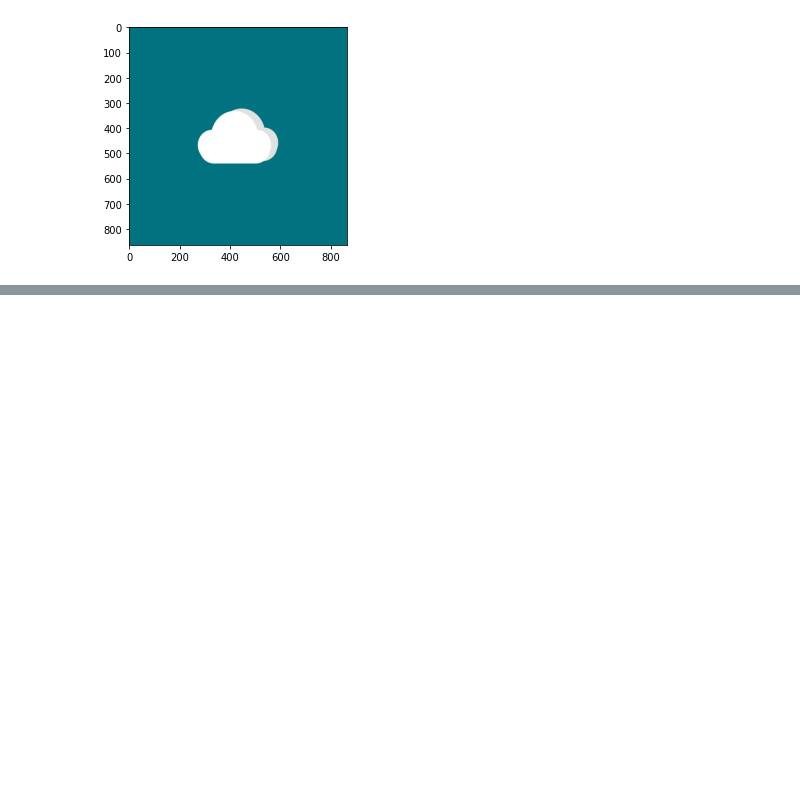
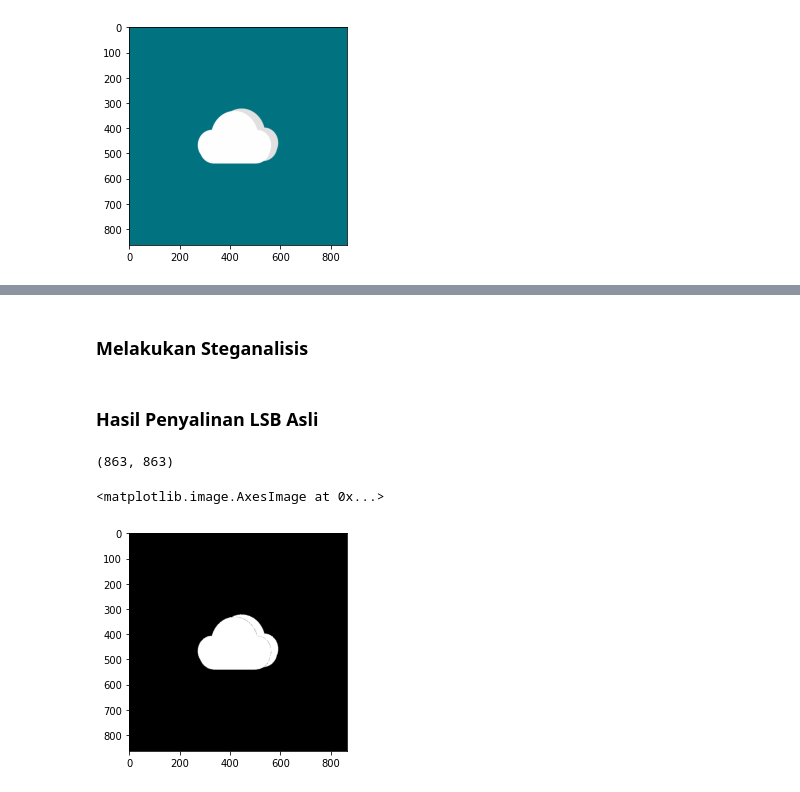
Before and after one commit to bayusamudra5502/Matdis-Steganografi, a Jupyter notebook: src/notebook/notebook.ipynb, the cells around one changed output, grey strips where cells are left out. Cells and saved outputs as stored; diff of their text form; code cells hidden in the pictures; blank space fills up the shorter version.

```diff
--- a/src/notebook/notebook.ipynb
+++ b/src/notebook/notebook.ipynb
@@ -69,6 +69,9 @@ plt.imshow(cloud_bin, cmap="gray")
 Kita akan mencoba melakukan steganografi
 
 ### Penyisipan Pesan
+# %%
+PESAN = \
+"""A"""*75000
 # %%
 cover1 = cv2.imread(f"{IMG_INPUT_DIR}/LogoBayuGede.png")
 cover1_rgb = cv2.cvtColor(cover1, cv2.COLOR_BGR2RGB)
@@ -92,9 +93,8 @@ b = util.get_b(cover_size)
 # %%
 arr1d = util.matrixto1d(cover1_rgb)
 arr1d
-randomizer = util.LCG(a,b,cover_size, seed=1)
-copyRandom = util.LCG(a,b,cover_size, seed=1)
-result, bits = util.insert_message(randomizer, arr1d, "Halo, Dunia", lsb_number=2)
+randomizer = util.LCG(a,b,cover_size)
+result, bits = util.insert_message(randomizer, arr1d, PESAN, lsb_number=1)
 steg_obj = result.reshape((863,863,3))
 bits
 # %% [output]
@@ -116,0 +119,41 @@ bits
+# %% [markdown]
+### Melakukan Steganalisis
+# %%
+
+def lsb_copyer(array1d: np.ndarray, lsb_number=1):
+  result = array1d.copy()
+  mask = ((1 << lsb_number) - 1)
+
+  for i in range(len(result)):
+    tmp = 0
+    last = result[i] & mask
+    n = 0
+
+    while n < 8:
+      tmp <<= lsb_number
+      tmp += last
+
+      n += lsb_number
+
+    result[i] = tmp
+
+  matrix = result.reshape((863,863,3))
+
+  r = np.copy(matrix[:,:,0])
+  g = np.copy(matrix[:,:,1])
+  b = np.copy(matrix[:,:,2])
+
+  return r,g,b
+# %% [markdown]
+### Hasil Penyalinan LSB Asli
+# %%
+r,g,b = lsb_copyer(arr1d, 1)
+# %%
+r.shape
+# %% [output]
+(863, 863)
+# %%
+plt.imshow(r,cmap="gray")
+# %% [output]
+<matplotlib.image.AxesImage at 0x...>
+[figure, added]
```
Also changed, not shown: parts of 39 cells of this notebook.
